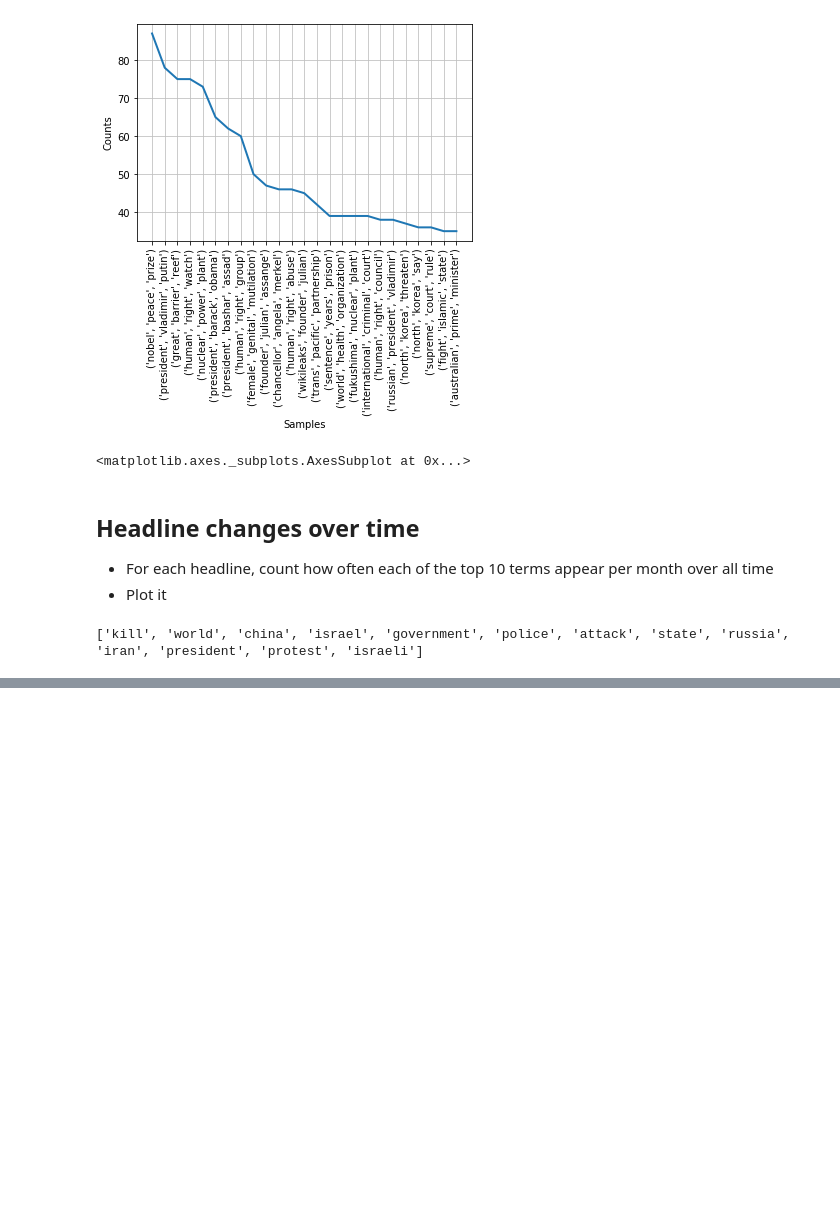
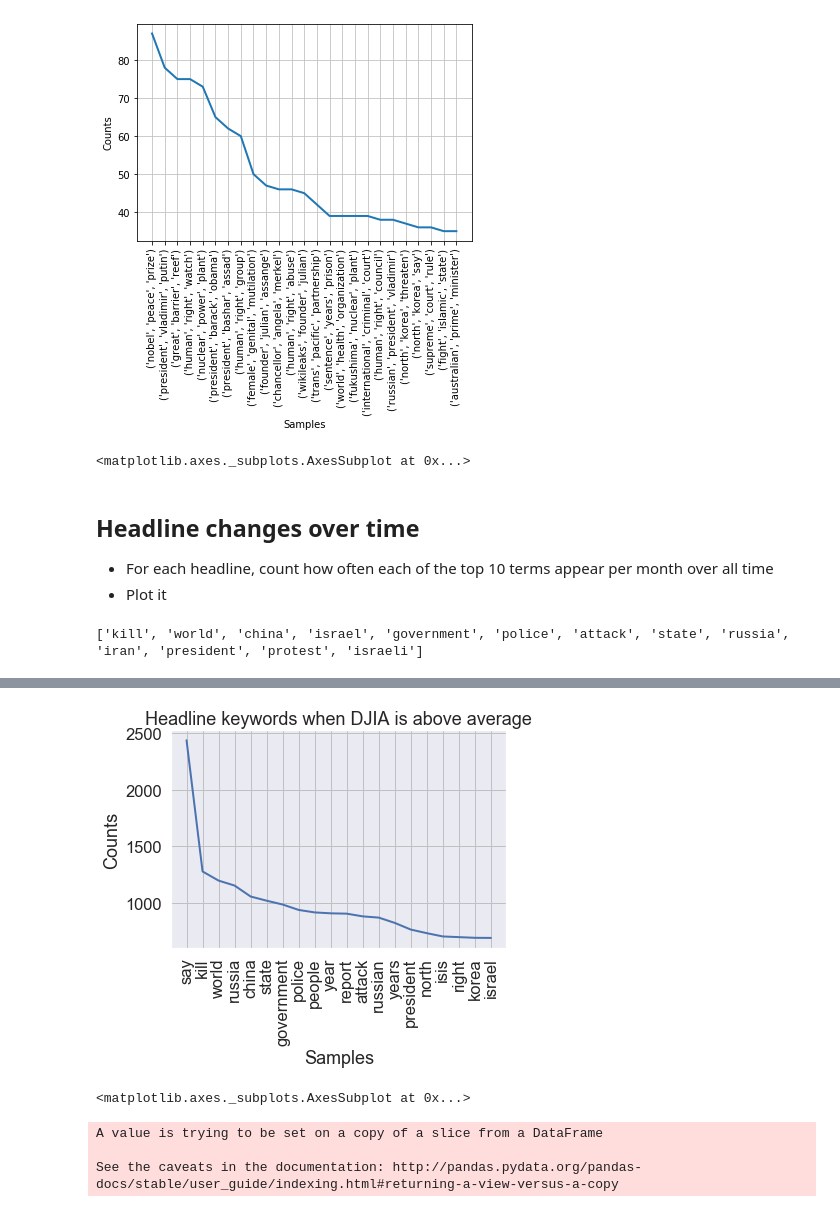
Before and after one commit to micahvandersteen/project-3-team-ifrit, a Jupyter notebook: Notebooks/Stock and news headline descriptive analysis.ipynb, the cells around one changed output, grey strips where cells are left out. Cells and saved outputs as stored; diff of their text form; code cells hidden in the pictures; blank space fills up the shorter version.

```diff
--- a/Notebooks/Stock and news headline descriptive analysis.ipynb
+++ b/Notebooks/Stock and news headline descriptive analysis.ipynb
@@ -351,0 +399,28 @@ headlines['attack'].sum()
+# %%
+headlines_djia['Date'] = pd.to_datetime(headlines_djia['Date'], format="%Y-%m-%d")
+# %%
+djia_price_headlines = headlines_djia.merge(djia, on="Date")
+# %%
+above_avg = djia_price_headlines[djia_price_headlines['Close'] >= djia_median]
+below_avg = djia_price_headlines[djia_price_headlines['Close'] < djia_median]
+# %%
+# Clean and lemmatize above_avg headlines
+above_avg.loc[:,'combined_headlines'] = above_avg.loc[:,'Top1'] + " " + above_avg.loc[:,'Top2'] \
+                                        + " " + above_avg.loc[:,'Top3'] + " " + above_avg.loc[:,'Top4'] \
+                                        + " " + above_avg.loc[:,'Top5'] + " " + above_avg.loc[:,'Top6'] \
+                                        + " " + above_avg.loc[:,'Top7'] + " " + above_avg.loc[:,'Top8'] \
+                                        + " " + above_avg.loc[:,'Top9'] + " " + above_avg.loc[:,'Top10'] \
+                                        + " " + above_avg.loc[:,'Top11'] + " " + above_avg.loc[:,'Top12'] \
+                                        + " " + above_avg.loc[:,'Top13'] + " " + above_avg.loc[:,'Top14'] \
+                                        + " " + above_avg.loc[:,'Top15'] + " " + above_avg.loc[:,'Top16'] \
+                                        + " " + above_avg.loc[:,'Top17'] + " " + above_avg.loc[:,'Top18'] \
+                                        + " " + above_avg.loc[:,'Top19'] + " " + above_avg.loc[:,'Top20'] \
+                                        + " " + above_avg.loc[:,'Top21'] + " " + above_avg.loc[:,'Top22'] \
+                                        + " " + above_avg.loc[:,'Top23'] + " " + above_avg.loc[:,'Top24'] \
+                                        + " " + above_avg.loc[:,'Top25']
+
+# above_avg['combined_headlines'] = above_avg['combined_headlines'].str.replace('[\.\\\'\n\(\)\"\%\-:]+', ' ')
+
+above_avg['combined_headlines'] = above_avg['combined_headlines'].apply(preprocess)
+
+above_avg.iloc[905]
@@ -351,0 +459,43 @@ headlines['attack'].sum()
+# %%
+# Combine all cleaned and lemmatized headline tokens back into a single document, then list
+all_words = ""
+
+for l in above_avg['combined_headlines']:
+    new_line = ""
+    for w in l:
+        new_line += " " + w
+    all_words += " " + new_line
+
+# Print the first hundred characters in the string to confirm that it is working correctly
+all_words[:101]
+
+words = nltk.tokenize.word_tokenize(all_words)
+fd = nltk.FreqDist(words)
+fd.plot(20, title="Headline keywords when DJIA is above average")
+# %% [output]
+[figure, added]
+<matplotlib.axes._subplots.AxesSubplot at 0x...>
+# %%
+# Clean and lemmatize above_avg headlines
+below_avg.loc[:,'combined_headlines'] = below_avg.loc[:,'Top1'] + " " + below_avg.loc[:,'Top2'] \
+                                        + " " + below_avg.loc[:,'Top3'] + " " + below_avg.loc[:,'Top4'] \
+                                        + " " + below_avg.loc[:,'Top5'] + " " + below_avg.loc[:,'Top6'] \
+                                        + " " + below_avg.loc[:,'Top7'] + " " + below_avg.loc[:,'Top8'] \
+                                        + " " + below_avg.loc[:,'Top9'] + " " + below_avg.loc[:,'Top10'] \
+                                        + " " + below_avg.loc[:,'Top11'] + " " + below_avg.loc[:,'Top12'] \
+                                        + " " + below_avg.loc[:,'Top13'] + " " + below_avg.loc[:,'Top14'] \
+                                        + " " + below_avg.loc[:,'Top15'] + " " + below_avg.loc[:,'Top16'] \
+                                        + " " + below_avg.loc[:,'Top17'] + " " + below_avg.loc[:,'Top18'] \
+                                        + " " + below_avg.loc[:,'Top19'] + " " + below_avg.loc[:,'Top20'] \
+                                        + " " + below_avg.loc[:,'Top21'] + " " + below_avg.loc[:,'Top22'] \
+                                        + " " + below_avg.loc[:,'Top23'] + " " + below_avg.loc[:,'Top24'] \
+                                        + " " + below_avg.loc[:,'Top25']
+
+below_avg.loc[:,'combined_headlines'] = below_avg.loc[:,'combined_headlines'].str.replace('b[\'\"]', ' ')
+below_avg.dropna(how='any', inplace=True)
+
+below_avg.loc[:,'combined_headlines'] = below_avg.loc[:,'combined_headlines'].apply(preprocess)
+# %% [output]
+A value is trying to be set on a copy of a slice from a DataFrame
+
+See the caveats in the documentation: http://pandas.pydata.org/pandas-docs/stable/user_guide/indexing.html#returning-a-view-versus-a-copy
```
Also changed, not shown: parts of 24 cells of this notebook.
